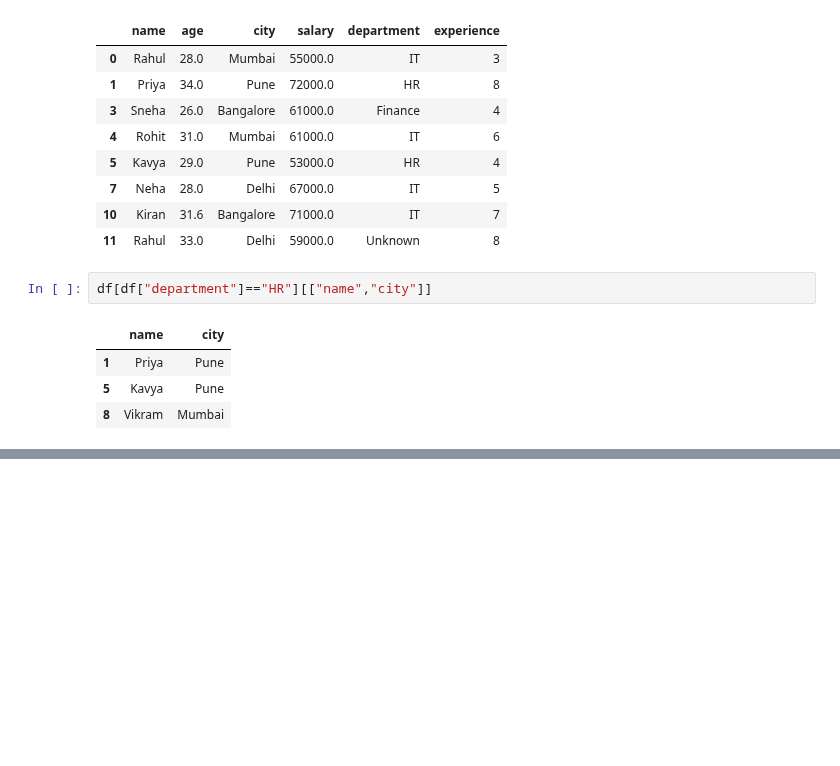
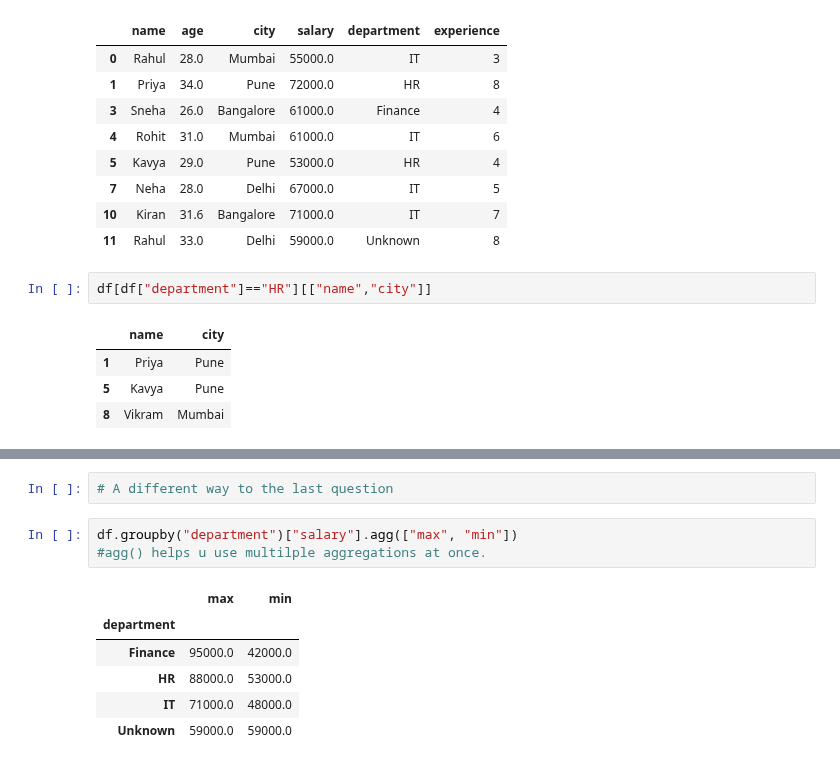
Before and after one commit to sayali-devkar/data_analysis_learning, a Jupyter notebook: pandas/practice/Practice_Basics.ipynb, the cells around one changed output, grey strips where cells are left out. Drawn from its saved outputs; the diff is of its cells as text; blank space fills up the shorter version.

```diff
--- a/pandas/practice/Practice_Basics.ipynb
+++ b/pandas/practice/Practice_Basics.ipynb
@@ -355,0 +419,12 @@ df[df["department"]=="HR"][["name","city"]]
+# %%
+# A different way to the last question
+# %%
+df.groupby("department")["salary"].agg(["max", "min"])
+#agg() helps u use multilple aggregations at once.
+# %% [output]
+|  | max | min |
+| department |  |  |
+| Finance | 95000.0 | 42000.0 |
+| HR | 88000.0 | 53000.0 |
+| IT | 71000.0 | 48000.0 |
+| Unknown | 59000.0 | 59000.0 |
```
Also changed, not shown: parts of 8 cells of this notebook.
